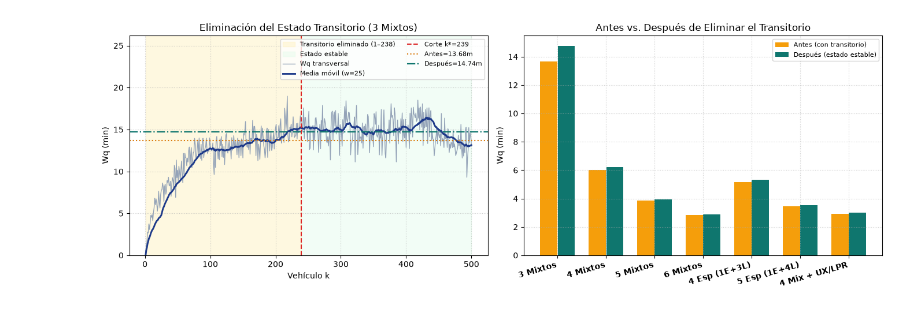
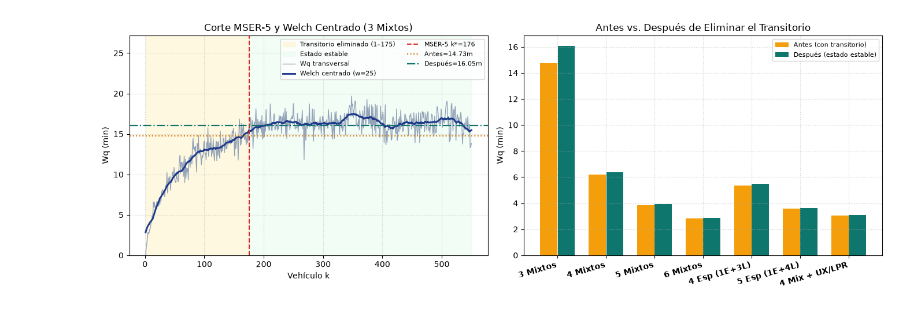
Before and after one commit to Camilo-Alberto-Palacio/Simulacion-Parqueadero-Supercentro-MM1, a Jupyter notebook: Simulacion_Parqueadero_Supercentro_Colab.ipynb, the cells around one changed output. Saved outputs shown, nothing was run; the diff lists cells and outputs as text; code cells hidden in the pictures.

```diff
--- a/Simulacion_Parqueadero_Supercentro_Colab.ipynb
+++ b/Simulacion_Parqueadero_Supercentro_Colab.ipynb
@@ -68,7 +70,10 @@ SCENARIOS = {
 }
 
 E_IA_CAJERO = sum(USER_TYPE_PROBS[u] * ARRIVAL_MEANS[u] for u in USER_TYPES)
-LAM_EXIT = BASE_CASHIERS / E_IA_CAJERO
+LAM_EXIT = BASE_CASHIERS * (1.0 / E_IA_CAJERO)
+
+def replica_stream_seed(base_seed: int, replica: int, stream_id: int = 0) -> int:
+    return int(np.random.SeedSequence([int(base_seed), int(stream_id), int(replica)]).generate_state(1)[0])
 
 def expected_service_moments(role: str, ux_factor: float = 1.0):
     allowed = ROLE_ALLOWED[role]
@@ -110,6 +115,6 @@ def classify_rho(rho: float) -> str:
 
 es_m, es2_m = expected_service_moments("Mixto")
 print(f"E[IA_cajero] = {E_IA_CAJERO:.3f} min | λ_salida = {LAM_EXIT:.4f} veh/min (~{LAM_EXIT*SIM_MINUTES:.1f} veh/1000m)")
-print(f"E[S] = {es_m:.3f} min | E[S²] = {es2_m:.2f} min² | ρ_base(3 cajeros) = {(LAM_EXIT/3)*es_m*100:.2f}%")
+print(f"E[S] = {es_m:.3f} min | E[S²] = {es2_m:.2f} min² | C_s² = {(es2_m-es_m**2)/es_m**2:.4f} | ρ_base = {(LAM_EXIT/3)*es_m*100:.2f}%")
 # %% [output]
 E[IA_cajero] = 4.650 min | λ_salida = 0.6452 veh/min (~645.2 veh/1000m)
@@ -421,24 +490,21 @@ display(pd.DataFrame(comp_rows).set_index("Escenario"))
 # %%
-# Punto E: Eliminación del estado transitorio (antes vs después) y Punto D (prueba t post-warmup)
 vv_rows = []
 curve_e1 = None
 k_cut_e1 = None
+k_hor, b_size = 550, 5
+n_batches = k_hor // b_size
 
-for s_idx, (skey, (short_n, ux_f, cfg)) in enumerate(SCENARIOS.items()):
-    _, mg1_wq, max_rho_t = theoretical_scenario(cfg, ux_f)
+for skey, (short_n, ux_f, cfg) in SCENARIOS.items():
+    _, mg1_wq, _ = theoretical_scenario(cfg, ux_f)
     seqs = seq_mm1[skey]
-    k_hor = 500
     mat_wq = np.full((N_OFFICIAL, k_hor), np.nan)
     for r_i, seq in enumerate(seqs):
         for k_i in range(min(k_hor, len(seq))):
             mat_wq[r_i, k_i] = seq[k_i][1]
     wq_cross = np.nanmean(mat_wq, axis=0)
-    win = 25
-    mov = [float(np.mean(wq_cross[i:i + win])) for i in range(k_hor - win + 1)]
-    lo_k = 120 if max_rho_t >= 0.70 else 60
-    hi_k = 240 if max_rho_t >= 0.70 else 150
-    cands = [i + win for i in range(max(0, lo_k - win), min(len(mov) - win + 1, hi_k - win + 1)) if lo_k <= i + win <= hi_k]
-    k_cut = cands[int(np.argmin([float(np.var(mov[k - win:k])) for k in cands]))]
+    z_batches = wq_cross[:n_batches * b_size].reshape(n_batches, b_size).mean(axis=1)
+    best_d = min(range(4, 56), key=lambda d: float(np.sum((z_batches[d:] - np.mean(z_batches[d:]))**2) / ((n_batches - d)**2)))
+    k_cut = b_size * best_d + 1
 
     wq_all = float(np.mean([np.mean([x[1] for x in s]) for s in seqs]))
     ss_vals = [float(np.mean([x[1] for x in s[k_cut - 1:]])) for s in seqs if len(s) >= k_cut]
@@ -447,22 +513,45 @@ for s_idx, (skey, (short_n, ux_f, cfg)) in enumerate(SCENARIOS.items()):
     t_st = (wq_ss - mg1_wq) / wq_ss_se
     p_val = t_pvalue(t_st, len(ss_vals) - 1)
     sesgo = (wq_ss - wq_all) / wq_ss * 100.0
+    incr = (wq_ss - wq_all) / wq_all * 100.0
 
     sub = df_rep[df_rep["escenario"] == skey]
-    c_sub = df_caj[df_caj["escenario"] == skey]
-    peor_wq = float(c_sub.groupby("cajero")["mean_wq"].mean().max())
-    peor_p5 = float(c_sub.groupby("cajero")["prob_gt5"].mean().max())
-    rho_max_m = float(sub["rho_max"].mean())
-    w_m = float(sub["W"].mean())
-    lq_c = float(sub["lq_cajero"].mean())
+    cnames = [c for c, _ in cfg]
+    c_wq_ss = {c: [] for c in cnames}
+    c_p5_ss = {c: [] for c in cnames}
+    c_rho_ss = {c: [] for c in cnames}
+    lq_ss_reps = []
+    for s in seqs:
+        if len(s) < k_cut:
+            continue
+        tail = s[k_cut - 1:]
+        t_c = tail[0][0]
+        t_e = max(SIM_MINUTES, max(x[0] + x[2] for x in tail))
+        h_ss = max(1e-9, t_e - t_c)
+        q_area = sum(max(0.0, min(t_e, x[0] + x[1]) - max(t_c, x[0])) for x in s if x[1] > 0.0)
+        lq_ss_reps.append((q_area / h_ss) / len(cnames))
+        for c in cnames:
+            cs = [x for x in tail if x[3] == c]
+            if cs:
+                c_wq_ss[c].append(float(np.mean([x[1] for x in cs])))
+                c_p5_ss[c].append(float(np.mean([x[1] > 5.0 for x in cs]) * 100.0))
+            busy = sum(max(0.0, min(t_e, x[0] + x[2]) - max(t_c, x[0] + x[1])) for x in s if x[3] == c)
+            c_rho_ss[c].append(busy / h_ss)
+    peor_wq_ss = max(float(np.mean(v)) if v else 0.0 for v in c_wq_ss.values())
+    peor_p5_ss = max(float(np.mean(v)) if v else 0.0 for v in c_p5_ss.values())
+    rho_peor_ss = max(float(np.mean(v)) if v else 0.0 for v in c_rho_ss.values())
+    lq_c_ss = float(np.mean(lq_ss_reps))
+    w_ss_m = float(np.mean([np.mean([x[2] for x in s[k_cut - 1:]]) for s in seqs if len(s) >= k_cut]))
     wqm, _, wql, wqu = ci95_student_t(sub["Wq"])
     er_wq = (0.5 * (wqu - wql)) / wqm * 100.0
 
-    crit_wq = "Óptimo (<3m)" if (wqm <= 3.0 and peor_wq <= 3.5) else ("Aceptable (<=5m)" if (wqm <= 5.0 and peor_wq <= 5.5) else "Crítico (>5m)")
-    crit_w = "Óptimo (<5m)" if w_m < 5.0 else ("Aceptable (<=8m)" if w_m <= 8.0 else "Crítico (>8m)")
-    crit_rho = classify_rho(rho_max_m)
-    crit_lq = "Aceptable (<3 cli)" if lq_c < 3.0 else ("Alerta (3-5 cli)" if lq_c <= 5.0 else "Crítico (>5 cli)")
-    crit_p5 = "Óptimo (<10%)" if peor_p5 < 10.0 else ("Aceptable (<=20%)" if peor_p5 <= 20.0 else "Crítico (>20%)")
+    # Cinco criterios evaluados homogéneamente en estado estable post-MSER-5
+    crit_wq = "Óptimo (<3m)" if (wq_ss < 3.0 and peor_wq_ss < 3.5) else ("Aceptable (<=5m)" if (wq_ss <= 5.0 and peor_wq_ss <= 5.5) else "Crítico (>5m)")
+    crit_w = "Óptimo (<5m)" if w_ss_m < 5.0 else ("Aceptable (<=8m)" if w_ss_m <= 8.0 else "Crítico (>8m)")
+    crit_rho = classify_rho(rho_peor_ss)
+    crit_lq = "Aceptable (<3 cli)" if lq_c_ss < 3.0 else ("Alerta (3-5 cli)" if lq_c_ss <= 5.0 else "Crítico (>5 cli)")
+    crit_p5 = "Óptimo (<10%)" if peor_p5_ss < 10.0 else ("Aceptable (<=20%)" if peor_p5_ss <= 20.0 else "Crítico (>20%)")
+    peor_p5 = peor_p5_ss
 
     if "Crítico" in crit_wq or "Crítico" in crit_w or "Crítico" in crit_lq or "Crítico" in crit_rho:
         dictamen = "NO RECOMENDADO"
@@ -474,38 +563,37 @@ for s_idx, (skey, (short_n, ux_f, cfg)) in enumerate(SCENARIOS.items()):
         dictamen = "ÓPTIMO"
 
     vv_rows.append({
-        "Escenario": short_n, "k*": k_cut,
+        "Escenario": short_n, "d*": best_d, "k*": k_cut,
         "Wq_Antes": round(wq_all, 2), "Wq_Estable": round(wq_ss, 2),
-        "Subest_pct": round(sesgo, 1), "MG1": round(mg1_wq, 2),
-        "p_MG1": round(p_val, 3), "ER_Wq_pct": round(er_wq, 2),
-        "P(>5m)_Peor": round(peor_p5, 1), "Regimen_rho": crit_rho,
-        "Dictamen": dictamen,
+        "Incr_pct": round(incr, 1), "Subest_pct": round(sesgo, 1),
+        "MG1": round(mg1_wq, 2), "p_MG1": round(p_val, 3), "ER_Wq_pct": round(er_wq, 2),
+        "P(>5m)_Peor_Est": round(peor_p5, 1), "Rho_Caj_Est_pct": round(rho_peor_ss * 100, 1),
+        "Regimen_rho": crit_rho, "Dictamen": dictamen,
     })
     if skey == "E1_3_Mixtos":
         k_cut_e1 = k_cut
-        ma_curve = np.array([float(np.mean(wq_cross[max(0, i - win + 1):i + 1])) for i in range(k_hor)])
+        ma_curve = np.array([float(np.mean(wq_cross[max(0, i - 12):min(k_hor, i + 13)])) for i in range(k_hor)])
         curve_e1 = (np.arange(1, k_hor + 1), wq_cross, ma_curve, wq_all, wq_ss, mg1_wq)
 
 df_vv_colab = pd.DataFrame(vv_rows).set_index("Escenario")
-print("=== PUNTOS D y E: WARM-UP (ANTES vs DESPUÉS), VALIDACIÓN t Y DICTAMEN ===")
+print("=== PUNTOS D y E: WARM-UP MSER-5 (ANTES vs DESPUÉS), VALIDACIÓN t Y DICTAMEN ===")
 display(df_vv_colab)
 
-# Calibración Chi2 sobre E1_3_Mixtos
 tot_obs = float(base_rep["total"].sum())
 chi2_val = sum(((float(base_rep[u].sum()) - tot_obs * USER_TYPE_PROBS[u]) ** 2) / (tot_obs * USER_TYPE_PROBS[u]) for u in USER_TYPES)
 mae_pp = float(np.mean([abs((float(base_rep[u].sum()) / tot_obs) - USER_TYPE_PROBS[u]) * 100.0 for u in USER_TYPES]))
-print(f"Verificación Ley de Little máx error = {df_rep['little_err'].max():.2e} | Calibración MAE = {mae_pp:.2f} pp (χ² = {chi2_val:.3f}, p = {chi2_sf_df3(chi2_val):.3f})")
+print(f"Little ∫Q(t)dt máx error (220×7) = {df_rep['little_err'].max():.2e} (JSQ = {df_rep_jsq['little_err'].max():.2e}) | MAE = {mae_pp:.2f} pp (χ² = {chi2_val:.3f}, p = {chi2_sf_df3(chi2_val):.3f})")
 
 ks, wq_c, ma_c, wqa, wqs, wqm1 = curve_e1
 fig, (ax1, ax2) = plt.subplots(1, 2, figsize=(13.8, 4.9))
 ax1.axvspan(1, k_cut_e1, color="#FEF3C7", alpha=0.55, label=f"Transitorio eliminado (1–{k_cut_e1-1})")
-ax1.axvspan(k_cut_e1, 500, color="#DCFCE7", alpha=0.35, label="Estado estable")
+ax1.axvspan(k_cut_e1, k_hor, color="#DCFCE7", alpha=0.35, label="Estado estable")
 ax1.plot(ks, wq_c, color="#94A3B8", lw=1.0, label="Wq transversal")
-ax1.plot(ks, ma_c, color="#1E3A8A", lw=2.1, label="Media móvil (w=25)")
-ax1.axvline(k_cut_e1, color="#DC2626", ls="--", lw=1.5, label=f"Corte k*={k_cut_e1}")
+ax1.plot(ks, ma_c, color="#1E3A8A", lw=2.1, label="Welch centrado (w=25)")
+ax1.axvline(k_cut_e1, color="#DC2626", ls="--", lw=1.5, label=f"MSER-5 k*={k_cut_e1}")
 ax1.axhline(wqa, color="#D97706", ls=":", lw=1.5, label=f"Antes={wqa:.2f}m")
 ax1.axhline(wqs, color="#0F766E", ls="-.", lw=1.6, label=f"Después={wqs:.2f}m")
-ax1.set_title("Eliminación del Estado Transitorio (3 Mixtos)"); ax1.set_xlabel("Vehículo k"); ax1.set_ylabel("Wq (min)")
+ax1.set_title("Corte MSER-5 y Welch Centrado (3 Mixtos)"); ax1.set_xlabel("Vehículo k"); ax1.set_ylabel("Wq (min)")
 ax1.set_ylim(0, max(wq_c) * 1.38); ax1.legend(fontsize=7.6, ncol=2)
 
 x = np.arange(len(df_vv_colab))
@@ -529 +617 @@ Verificación Ley de Little máx error = 1.78e-15 | Calibración MAE = 0.23 pp (
-[figure, old version]
+[figure, new version]
```
Also changed, not shown: parts of 15 cells of this notebook, 33 other files.
